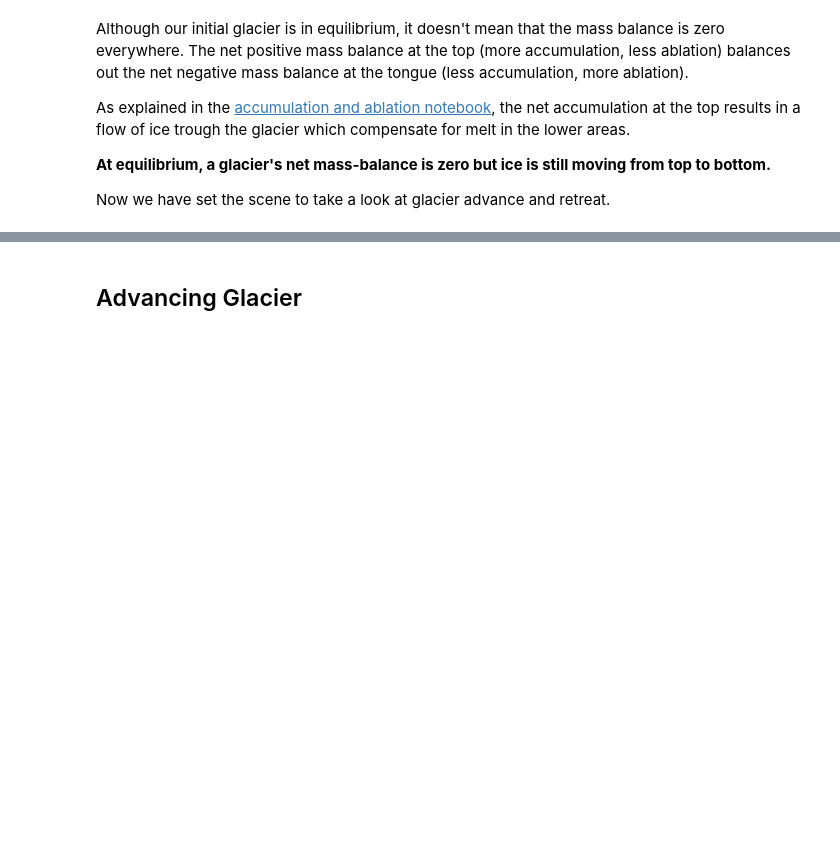
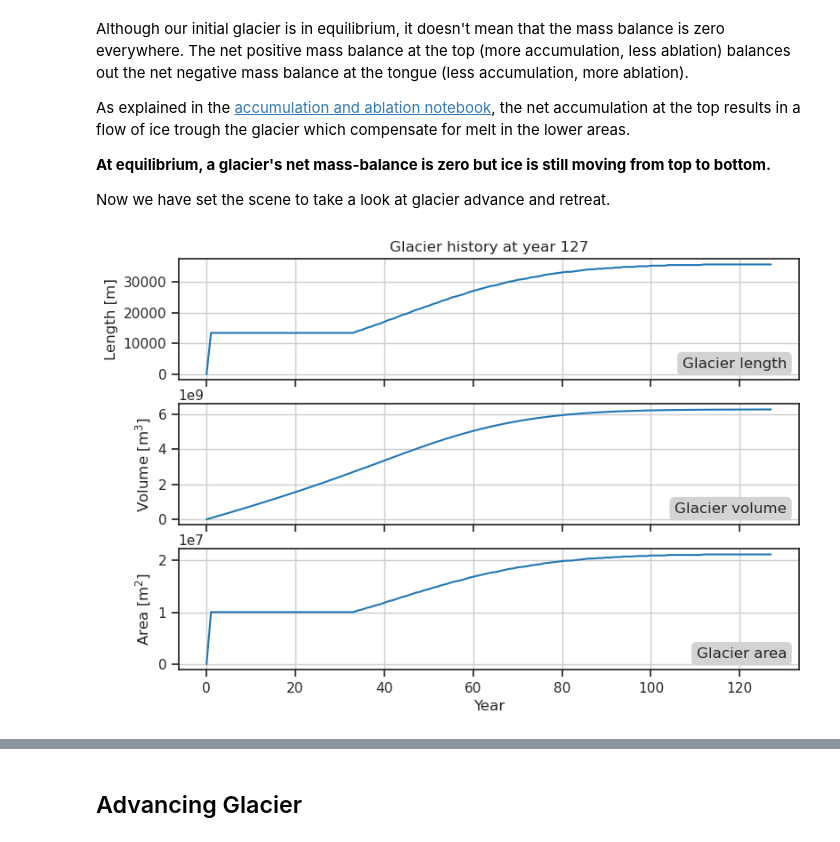
Before and after one commit to tgoelles/Modellieren-in-der-Physischen-Geographie, a Jupyter notebook: 04_OGGM_edu_advance_and_retreat.ipynb, the cells around one changed output, grey strips where cells are left out. Saved outputs shown, nothing was run; the diff lists cells and outputs as text; code cells hidden in the pictures; blank space fills up the shorter version.

```diff
--- a/04_OGGM_edu_advance_and_retreat.ipynb
+++ b/04_OGGM_edu_advance_and_retreat.ipynb
@@ -143,3 +145,7 @@ As explained in the [accumulation and ablation notebook](accumulation_and_ablati
 **At equilibrium, a glacier's net mass-balance is zero but ice is still moving from top to bottom.**
 
 Now we have set the scene to take a look at glacier advance and retreat.
+# %%
+my_glacier.plot_history()
+# %% [output]
+[figure, added]
```
Also changed, not shown: parts of 11 cells of this notebook.
